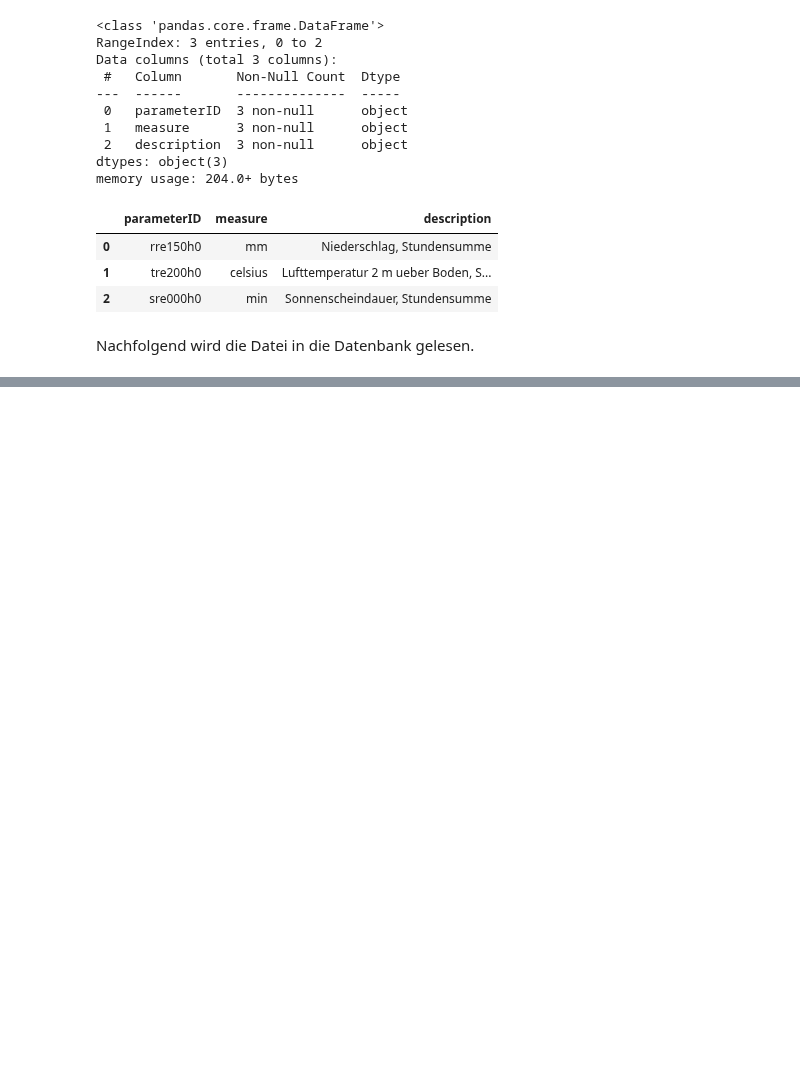
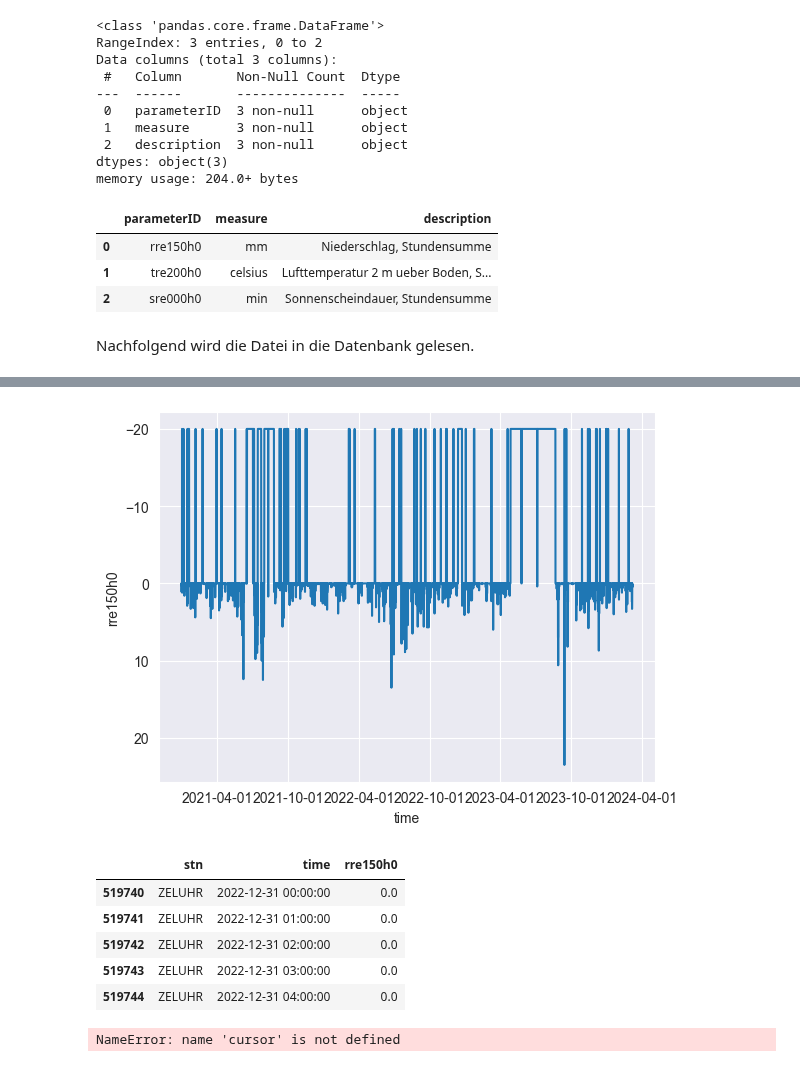
Before and after one commit to 7Horizon/BINA-CaseStudy, a Jupyter notebook: bina_dataimport.ipynb, the cells around one changed output, grey strips where cells are left out. Drawn from its saved outputs; the diff is of its cells as text; code cells hidden in the pictures; blank space fills up the shorter version.

Commit message:
MeteoDaten beschrieben

```diff
--- a/bina_dataimport.ipynb
+++ b/bina_dataimport.ipynb
@@ -863,13 +900,27 @@ connection.commit()
+# %%
+
+df = meteo_df[meteo_df['stn'] == 'ZELUHR'].copy()
+
+df['time'] = pd.to_datetime(df['time'], format='%Y%m%d%H')
+df.replace(np.nan, "-20", inplace=True)
+meteoNAplot = sns.lineplot(data=df, x='time', y='rre150h0')
+meteoNAplot.xaxis.set_major_locator(mdates.MonthLocator(interval=6))
+meteoNAplot.xaxis.set_major_formatter(mdates.DateFormatter('%Y-%m-%d'))
+plt.show()
+df.head()
+#meteoNA_df.head()
+# %% [output]
+[figure, added]
+|  | stn | time | rre150h0 |
+| 519740 | ZELUHR | 2022-12-31 00:00:00 | 0.0 |
+| 519741 | ZELUHR | 2022-12-31 01:00:00 | 0.0 |
+| 519742 | ZELUHR | 2022-12-31 02:00:00 | 0.0 |
+| 519743 | ZELUHR | 2022-12-31 03:00:00 | 0.0 |
+| 519744 | ZELUHR | 2022-12-31 04:00:00 | 0.0 |
 # %%
-#Import MeteoData of parameter rre150h0
-#Files bereinigen mit den ersten zwei Zeilen jeder Datei überspringen
-#Datum umformatieren damit SQLite dies interpretieren kann
-path = './DATA/meteo/data'
-csv_files = glob.glob(path + '/*rre150h0*data.txt')
-df_list = (pd.read_csv(file, delimiter=';', na_values= '-') for file in csv_files)
 
-meteo_df = pd.concat(df_list, ignore_index=True)
-meteo_df.replace(np.nan, "NULL", inplace=True)
+
+#meteo_df.replace(np.nan, "NULL", inplace=True)
 meteo_df = meteo_df.astype({'time': str})
 meteo_df['time'] = meteo_df['time'] + '00'
 meteo_df['time'] = pd.to_datetime(meteo_df.time)
@@ -884,6 +935,8 @@ for index, row in meteo_df.iterrows():
     cursor.execute(sql)
 
 connection.commit()
+# %% [output]
+NameError: name 'cursor' is not defined
 # %%
 #Import MeteoData of parameter tre200h0
 path = './DATA/meteo/data'
```
Also changed, not shown: parts of 29 cells of this notebook, 1 other file.
